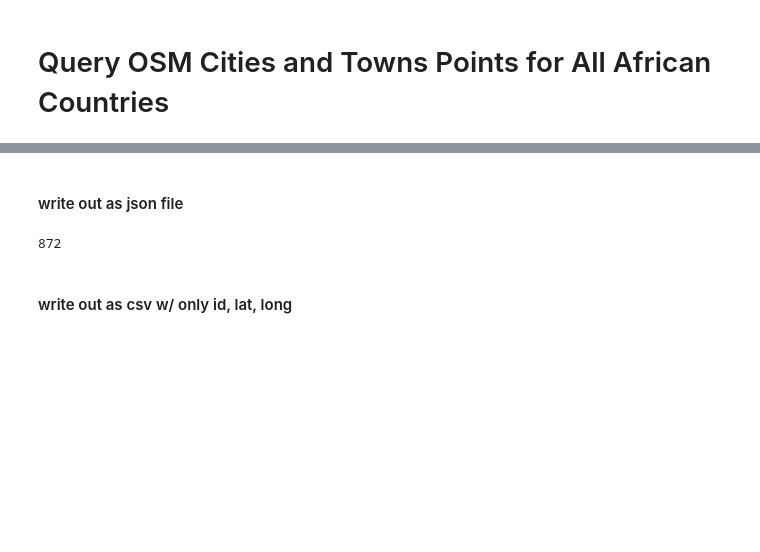
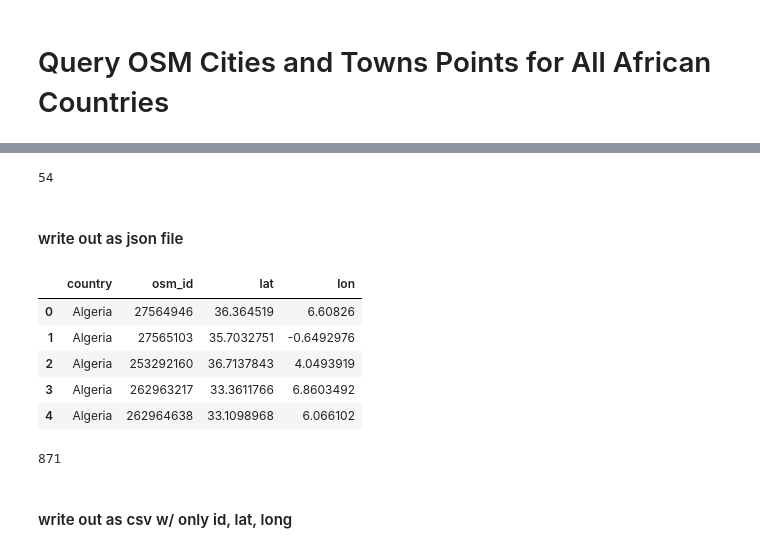
Before and after one commit to cascadet/AfricaUrbanPop, a Jupyter notebook: notebooks/jupyter/OSM_Python_Query.ipynb, the cells around one changed output, grey strips where cells are left out. Cells and saved outputs as stored; diff of their text form; code cells hidden in the pictures; blank space fills up the shorter version.

```diff
--- a/notebooks/jupyter/OSM_Python_Query.ipynb
+++ b/notebooks/jupyter/OSM_Python_Query.ipynb
@@ -145,3 +145,7 @@ elasped time to do the quary:115.00480484962463
+# %%
+len(response_dict)
+# %% [output]
+54
 # %% [markdown]
 #### write out as json file
 # %%
@@ -165,24 +169,34 @@ def osm_coords(response_dict):
     coords = []
     for country in response_dict:
         for element in response_dict[country]['elements']:
+            country = country
             i_d = str(element['id']) #keep as string for now
             lat = element['lat']
             lon = element['lon']
-            coords.append((i_d, lat, lon))
+            coords.append((country, i_d, lat, lon))
 
     coords_arr = np.array(coords)
-    coords_arr
+    #coords_arr
 
     # make dataframe
     coords_df = pd.DataFrame(data=coords_arr)
-    coords_df.columns = ['id','lat','lon']
+    coords_df.columns = ['country','osm_id','lat','lon']
 
     return coords_df
 # %%
 osm_cities = osm_coords(response_dict)
-len(osm_cities)
+osm_cities.head()
 # %% [output]
-872
+|  | country | osm_id | lat | lon |
+| 0 | Algeria | 27564946 | 36.364519 | 6.60826 |
+| 1 | Algeria | 27565103 | 35.7032751 | -0.6492976 |
+| 2 | Algeria | 253292160 | 36.7137843 | 4.0493919 |
+| 3 | Algeria | 262963217 | 33.3611766 | 6.8603492 |
+| 4 | Algeria | 262964638 | 33.1098968 | 6.066102 |
+# %%
+print(len(osm_cities))
+# %% [output]
+871
 # %% [markdown]
 #### write out as csv w/ only id, lat, long
 # %%
```
Also changed, not shown: parts of 4 cells of this notebook, 14 other files.
